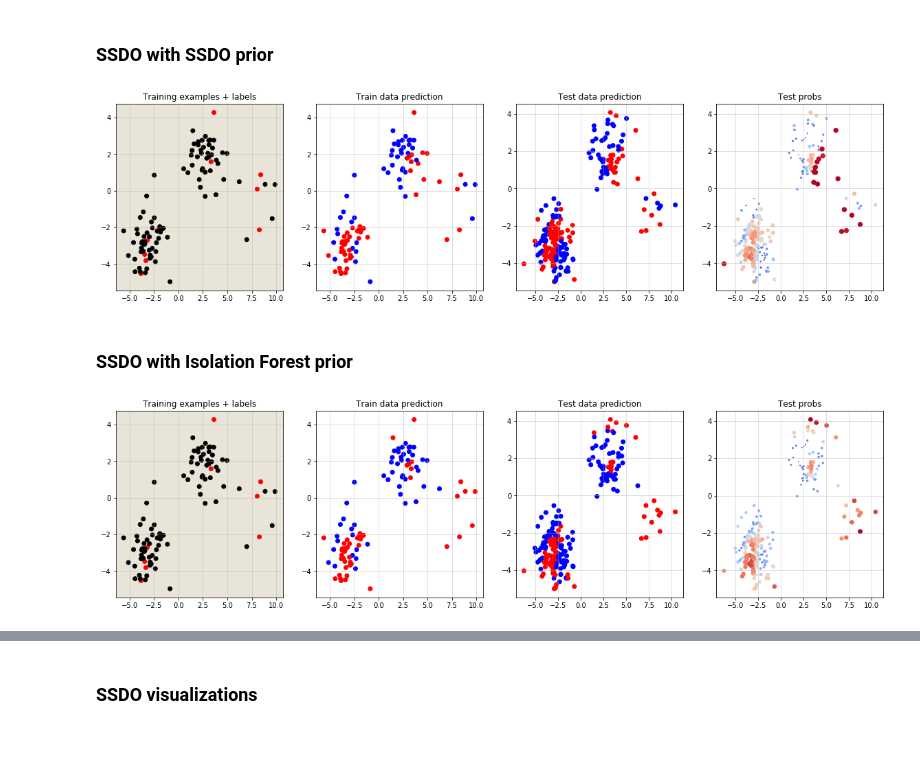
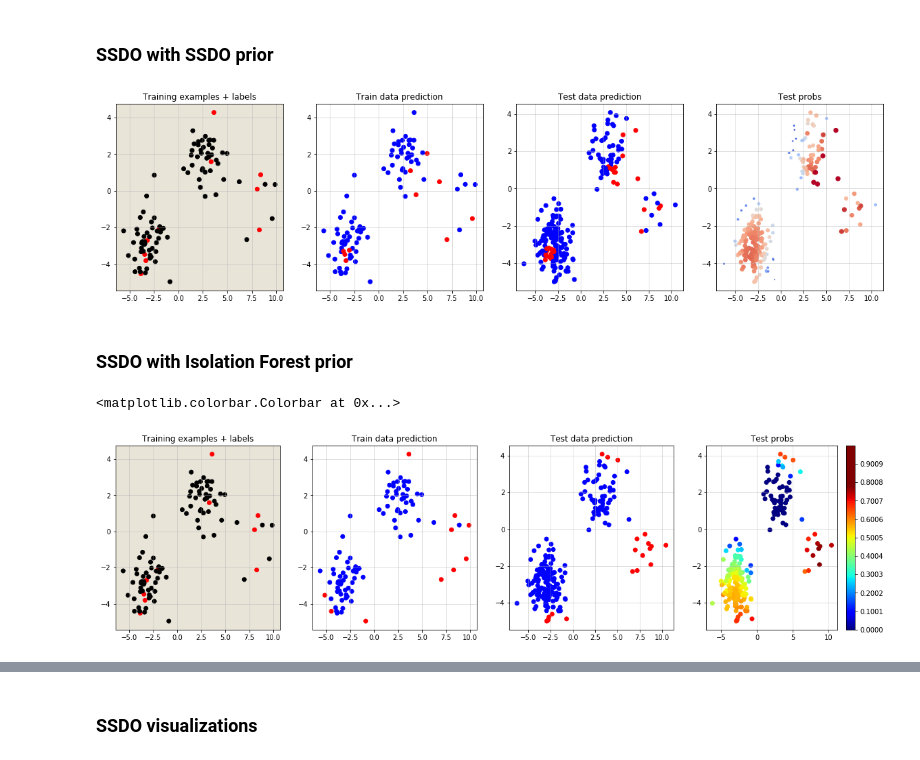
Before and after one commit to Vincent-Vercruyssen/anomatools, a Jupyter notebook: notebooks/Semi-supervised_detection_example.ipynb, the cells around one changed output, grey strips where cells are left out. Drawn from its saved outputs; the diff is of its cells as text; code cells hidden in the pictures.

```diff
--- a/notebooks/Semi-supervised_detection_example.ipynb
+++ b/notebooks/Semi-supervised_detection_example.ipynb
@@ -68,7 +69,7 @@ from anomatools.models import SSDO
 y = np.zeros(len(Xtr))
 y[:10] = 1
 
-detector = SSDO(k=3, alpha=2.3)
+detector = SSDO(k=10, alpha=2.3)
 ytr = detector.fit_predict(Xtr, y)
 yte = detector.predict(Xte)
 test_probs = detector.predict_proba(Xte, method='linear')[:, 1]  # anomaly probabilities
@@ -82,37 +83,43 @@ axes[2].scatter(Xte[:, 0], Xte[:, 1], c=[color_code[i] for i in yte]); axes[2].s
 axes[3].scatter(Xte[:, 0], Xte[:, 1], s=test_probs*40, c=test_probs, cmap=plt.cm.coolwarm); axes[3].set_title('Test probs')
 for i in range(len(axes)): axes[i].grid(alpha=0.5)
 # %% [output]
-[figure, old version]
+[figure, new version]
 # %% [markdown]
 ### SSDO with Isolation Forest prior
 # %%
 from anomatools.models import SSDO
 from sklearn.ensemble import IsolationForest
 
 # labels
 y = np.zeros(len(Xtr))
 y[:10] = 1
 
 # priors
 prior_detector = IsolationForest(contamination=0.1, behaviour='new').fit(Xtr)
 train_prior = prior_detector.decision_function(Xtr) * -1
 test_prior = prior_detector.decision_function(Xte) * -1
 train_prior = train_prior + abs(min(train_prior))
 test_prior = test_prior + abs(min(test_prior))
 
 # SSDO
-detector = SSDO(k=3, alpha=2.3, unsupervised_prior='other')
+detector = SSDO(k=30, alpha=2.3, unsupervised_prior='other')
 ytr = detector.fit_predict(Xtr, y, prior=train_prior)
+train_scores = detector.scores_
+train_probs = detector.predict_proba(Xtr, prior=train_prior, method='unify')[:, 1]
+
+test_scores = detector.decision_function(Xte, prior=test_prior)
 yte = detector.predict(Xte, prior=test_prior)
-test_probs = detector.predict_proba(Xte, prior=test_prior, method='linear')[:, 1]  # anomaly probabilities
+test_probs = detector.predict_proba(Xte, prior=test_prior, method='unify')[:, 1]  # anomaly probabilities
 
 # plot the predictions
 color_code = {0: 'black', 1: 'red', -1: 'blue'}
 fig, axes = plt.subplots(1, 4, figsize=(20, 5))
 axes[0].scatter(Xtr[:, 0], Xtr[:, 1], c=[color_code[i] for i in y]); axes[0].set_title('Training examples + labels'); axes[0].set_facecolor('#e8e4d8')
 axes[1].scatter(Xtr[:, 0], Xtr[:, 1], c=[color_code[i] for i in ytr]); axes[1].set_title('Train data prediction')
 axes[2].scatter(Xte[:, 0], Xte[:, 1], c=[color_code[i] for i in yte]); axes[2].set_title('Test data prediction')
-axes[3].scatter(Xte[:, 0], Xte[:, 1], s=test_probs*40, c=test_probs, cmap=plt.cm.coolwarm); axes[3].set_title('Test probs')
+cp = axes[3].scatter(Xte[:, 0], Xte[:, 1], c=test_probs, cmap=plt.cm.jet); axes[3].set_title('Test probs')
 for i in range(len(axes)): axes[i].grid(alpha=0.5)
+plt.colorbar(cp, boundaries=np.linspace(0, 1, 1000))
 # %% [output]
+<matplotlib.colorbar.Colorbar at 0x...>
-[figure, old version]
+[figure, new version]
```
Also changed, not shown: parts of 4 cells of this notebook, 2 other files.
